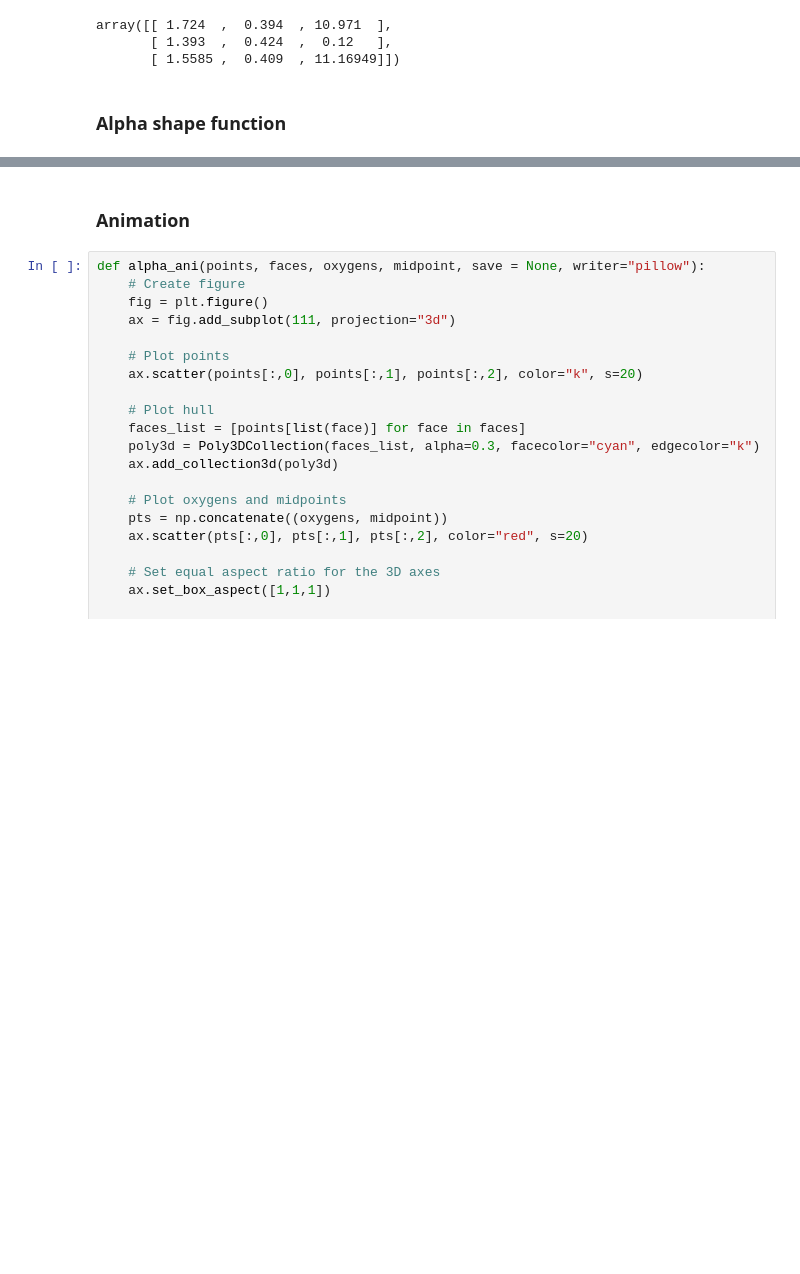
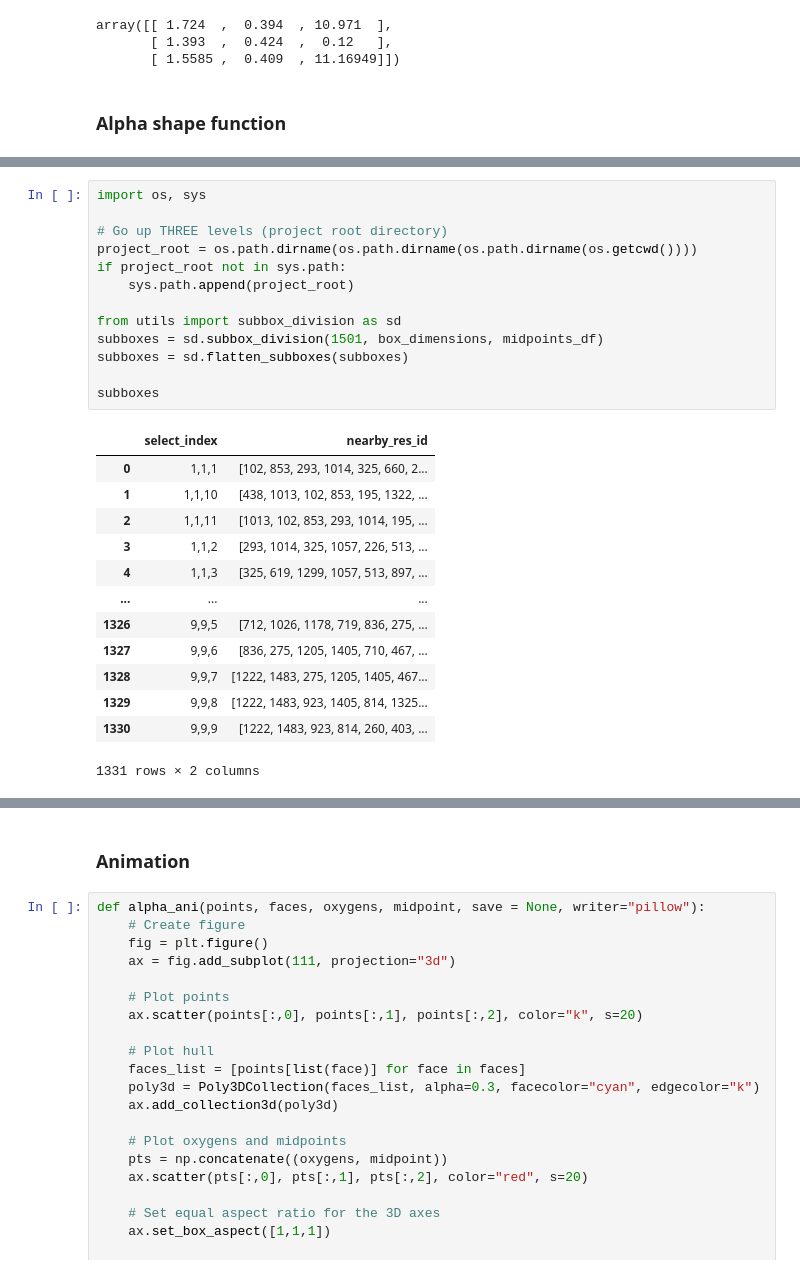
Before and after one commit to QMathsdude/kmc-charge-transport-organic-semiconductor, a Jupyter notebook: notebooks/04_/kz/alpha_shape.ipynb, the cells around one changed output, grey strips where cells are left out. Drawn from its saved outputs; the diff is of its cells as text; blank space fills up the shorter version.

```diff
--- a/notebooks/04_/kz/alpha_shape.ipynb
+++ b/notebooks/04_/kz/alpha_shape.ipynb
@@ -74,0 +102,27 @@ def alpha_shape_3D(points, alpha):
+# %%
+import os, sys
+
+# Go up THREE levels (project root directory)
+project_root = os.path.dirname(os.path.dirname(os.path.dirname(os.getcwd())))
+if project_root not in sys.path:
+    sys.path.append(project_root)
+
+from utils import subbox_division as sd
+subboxes = sd.subbox_division(1501, box_dimensions, midpoints_df)
+subboxes = sd.flatten_subboxes(subboxes)
+
+subboxes
+# %% [output]
+|  | select_index | nearby_res_id |
+| 0 | 1,1,1 | [102, 853, 293, 1014, 325, 660, 2... |
+| 1 | 1,1,10 | [438, 1013, 102, 853, 195, 1322, ... |
+| 2 | 1,1,11 | [1013, 102, 853, 293, 1014, 195, ... |
+| 3 | 1,1,2 | [293, 1014, 325, 1057, 226, 513, ... |
+| 4 | 1,1,3 | [325, 619, 1299, 1057, 513, 897, ... |
+| ... | ... | ... |
+| 1326 | 9,9,5 | [712, 1026, 1178, 719, 836, 275, ... |
+| 1327 | 9,9,6 | [836, 275, 1205, 1405, 710, 467, ... |
+| 1328 | 9,9,7 | [1222, 1483, 275, 1205, 1405, 467... |
+| 1329 | 9,9,8 | [1222, 1483, 923, 1405, 814, 1325... |
+| 1330 | 9,9,9 | [1222, 1483, 923, 814, 260, 403, ... |
+1331 rows × 2 columns
```
Also changed, not shown: parts of 6 cells of this notebook, 2 other files.
